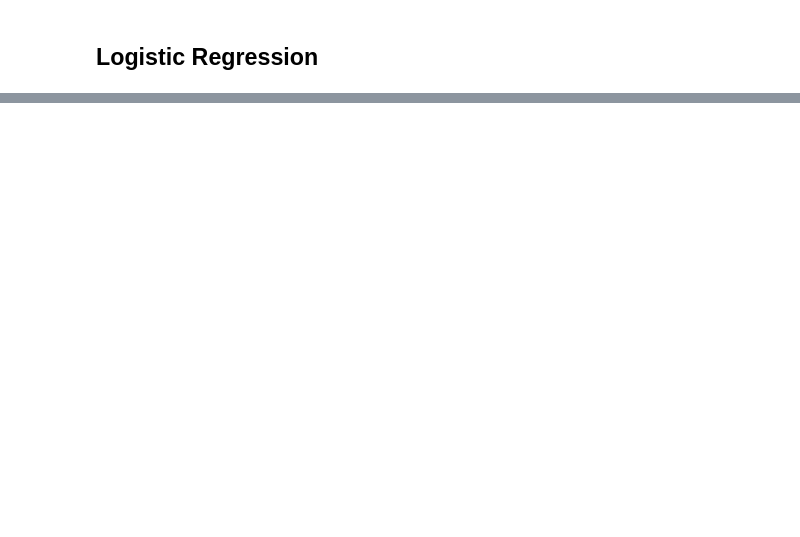
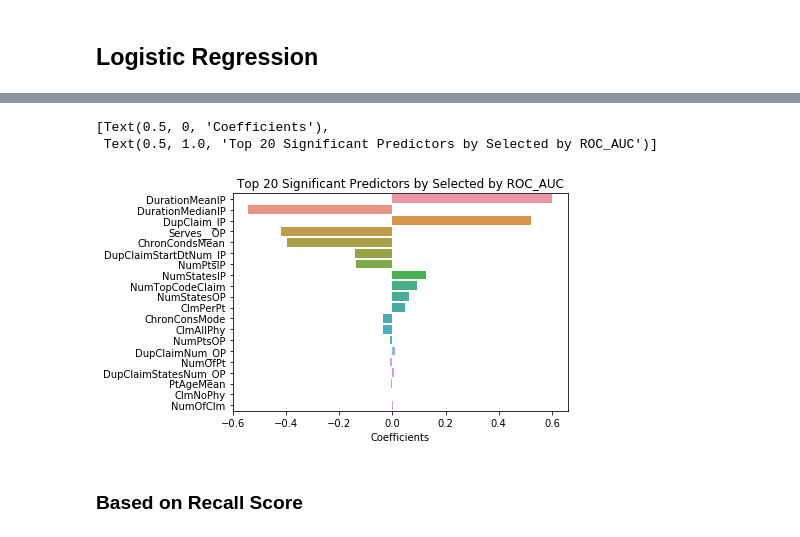
Before and after one commit to microwolf/capstone_healthcare_fraud, a Jupyter notebook: contributors/zack/scripts/ML.ipynb, the cells around one changed output, grey strips where cells are left out. Saved outputs shown, nothing was run; the diff lists cells and outputs as text; code cells hidden in the pictures; blank space fills up the shorter version.

```diff
--- a/contributors/zack/scripts/ML.ipynb
+++ b/contributors/zack/scripts/ML.ipynb
@@ -136,0 +196,16 @@ display(cm_df)
+# %%
+# Instantiate model
+
+from sklearn.linear_model import LogisticRegression
+
+logreg2 = LogisticRegression(class_weight='balanced')
+# %%
+# Gridsearch
+
+from sklearn.model_selection import GridSearchCV
+
+grid_logreg2 = {'penalty':['l1'],
+              'C':[0.0001, 0.001, 0.01, 0.1, 1, 10, 100]}
+
+grid_search_logreg2 = GridSearchCV(logreg2, grid_logreg2, scoring='roc_auc', cv=5, n_jobs=-1)
+%time grid_search_logreg2.fit(Xtrain, ytrain)
@@ -136,0 +266,11 @@ display(cm_df)
+# %%
+# Feature Importance
+
+roc_coef = pd.DataFrame(grid_search_logreg2.best_estimator_.coef_.flatten(), index = Xtrain.columns, columns = ['coefficient']).sort_values(by = 'coefficient', ascending = False)
+roc_coef_abs = pd.DataFrame({'abs_coef':abs(grid_search_logreg2.best_estimator_.coef_.flatten()), 'coef': grid_search_logreg2.best_estimator_.coef_.flatten()}, index = Xtrain.columns).sort_values(by = 'abs_coef', ascending = False)
+roc_coef_imp = roc_coef_abs[roc_coef_abs['abs_coef']>0]
+
+print(f"number of predictors before Lasso:", roc_coef_abs.shape[0])
+print(f"number of predictors after Lasso:", roc_coef_imp.shape[0])
+
+display(roc_coef_abs)
@@ -136,0 +297,15 @@ display(cm_df)
+# %%
+# Plot of Most Significant Coefs
+
+plot_df = roc_coef_imp.iloc[:20, ]
+
+ax = sns.barplot(y = plot_df.index, x = "coef", data = plot_df)
+ax.set(xlabel = "Coefficients", title = "Top 20 Significant Predictors by Selected by ROC_AUC")
+
+# plt.savefig("../output/lasso_coef_imp_top20.png", bbox_inches = "tight")
+# %% [output]
+[Text(0.5, 0, 'Coefficients'),
+ Text(0.5, 1.0, 'Top 20 Significant Predictors by Selected by ROC_AUC')]
+[figure, added]
+# %% [markdown]
+### Based on Recall Score
```
Also changed, not shown: parts of 29 cells of this notebook.
